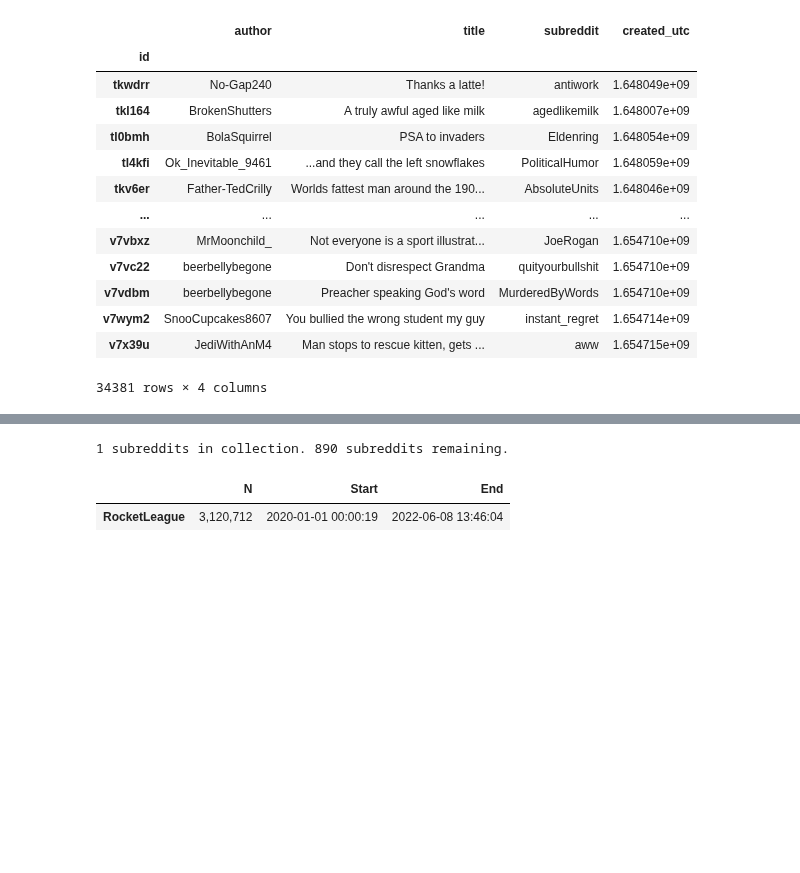
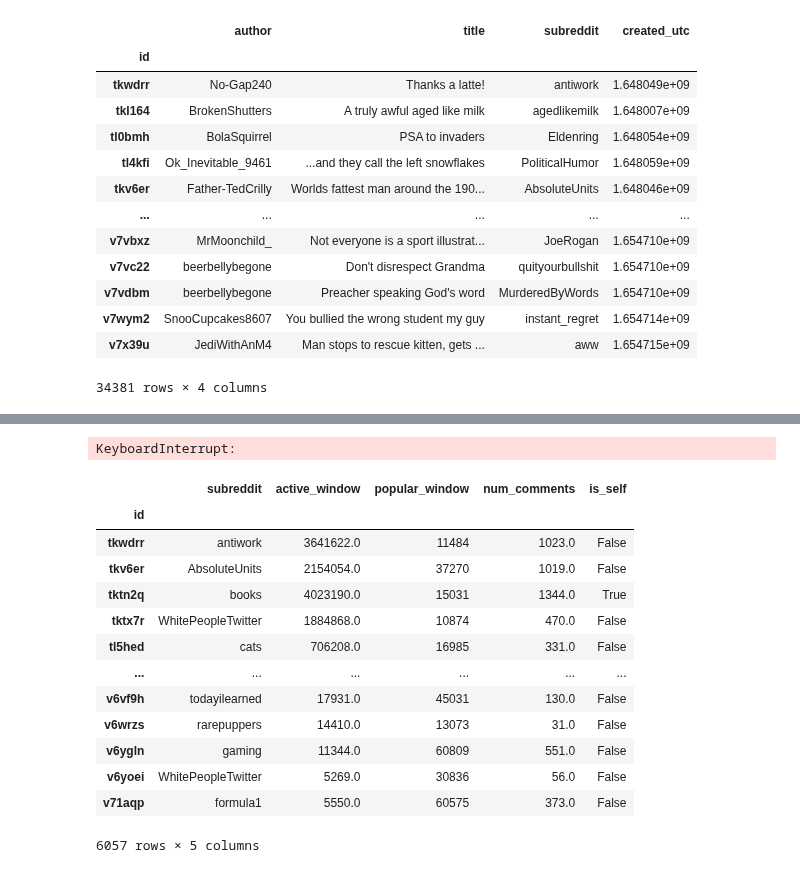
Before and after one commit to jackiec1998/resilient-communities, a Jupyter notebook: src/notebooks/static.ipynb, the cells around one changed output, grey strips where cells are left out. Drawn from its saved outputs; the diff is of its cells as text; code cells hidden in the pictures; blank space fills up the shorter version.

```diff
--- a/src/notebooks/static.ipynb
+++ b/src/notebooks/static.ipynb
@@ -133,7 +281,11 @@ list_popular_subreddits()
 # %%
 def display_pushshift_coverage():
 
-    collection_subreddits = pushshift_comments.list_collection_names()[:1]
+    popular_subreddits = get_popular_threads(columns=['subreddit'])['subreddit'] \
+        .unique().tolist()
+
+    collection_subreddits = set(pushshift_comments.list_collection_names()) \
+        .intersection(set(popular_subreddits))
 
     table = {}
 
@@ -152,17 +304,12 @@ def display_pushshift_coverage():
             'End': dt.datetime.fromtimestamp(date_range['max_utc'].values[0])
         }
 
-    num_popular_subreddits = len(get_popular_threads(columns=['subreddit'])['subreddit'] \
-        .unique().tolist())
+    print(f'{len(collection_subreddits):,} subreddits in collection. ' \
+          f'{len(popular_subreddits) - len(collection_subreddits):,} subreddits remaining.')
 
-    print(f'\n{len(collection_subreddits):,} subreddits in collection. ' \
-          f'{num_popular_subreddits - len(collection_subreddits):,} subreddits remaining.')
-
-    return pd.DataFrame.from_dict(table, orient='index') \
+    return pd.DataFrame.from_dict(table, orient='index').sort_values(by='N', desc=False) \
         .style.format(formatter='{:,}', subset=['N'])
 
 display_pushshift_coverage()
 # %% [output]
-1 subreddits in collection. 890 subreddits remaining.
+KeyboardInterrupt:
-|  | N | Start | End |
-| RocketLeague | 3,120,712 | 2020-01-01 00:00:19 | 2022-06-08 13:46:04 |
@@ -171,0 +539,32 @@ for _ in tqdm(range(5), disable=True):
+# %%
+def newcomer_cox():
+
+    threads = get_popular_threads(
+        filter={'newcomer_utc': {'$ne': None}},
+        columns=[
+            'subreddit',
+            'active_window',
+            'popular_window',
+            'num_comments',
+            'is_self'
+        ]
+    )
+
+    return threads
+
+newcomer_cox()
+# %% [output]
+|  | subreddit | active_window | popular_window | num_comments | is_self |
+| id |  |  |  |  |  |
+| tkwdrr | antiwork | 3641622.0 | 11484 | 1023.0 | False |
+| tkv6er | AbsoluteUnits | 2154054.0 | 37270 | 1019.0 | False |
+| tktn2q | books | 4023190.0 | 15031 | 1344.0 | True |
+| tktx7r | WhitePeopleTwitter | 1884868.0 | 10874 | 470.0 | False |
+| tl5hed | cats | 706208.0 | 16985 | 331.0 | False |
+| ... | ... | ... | ... | ... | ... |
+| v6vf9h | todayilearned | 17931.0 | 45031 | 130.0 | False |
+| v6wrzs | rarepuppers | 14410.0 | 13073 | 31.0 | False |
+| v6ygln | gaming | 11344.0 | 60809 | 551.0 | False |
+| v6yoei | WhitePeopleTwitter | 5269.0 | 30836 | 56.0 | False |
+| v71aqp | formula1 | 5550.0 | 60575 | 373.0 | False |
+6057 rows × 5 columns
```
Also changed, not shown: parts of 21 cells of this notebook, 12 other files.
